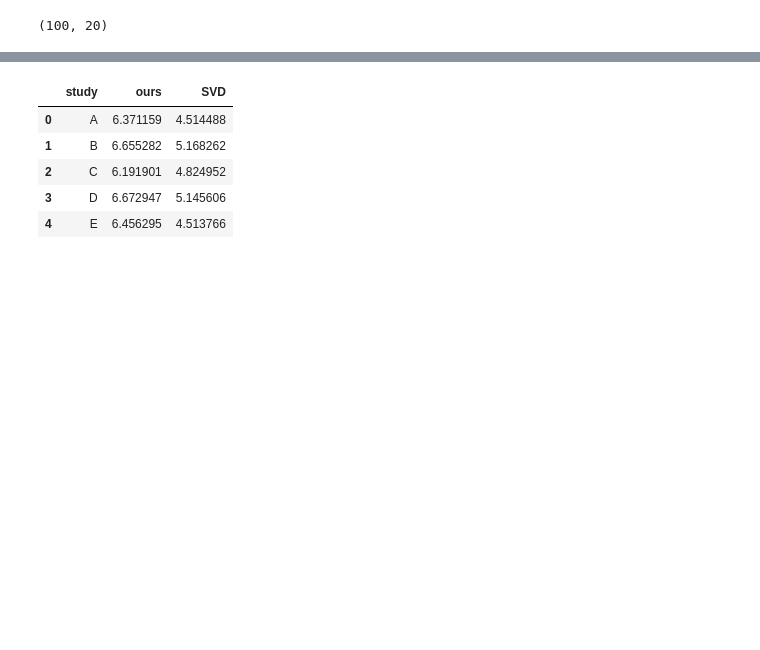
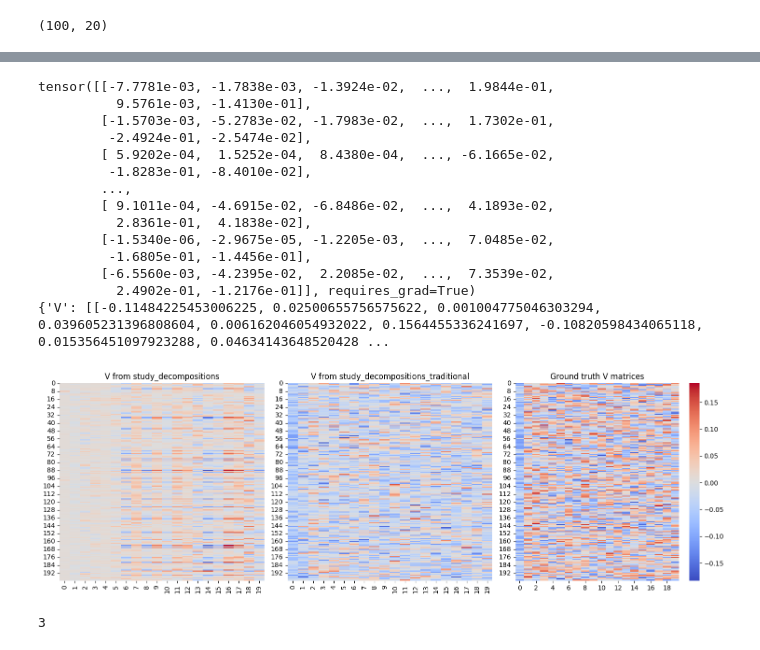
Before and after one commit to ysc12451/curatedMetagenomicDataAnalyses, a Jupyter notebook: notebook/visz.ipynb, the cells around one changed output, grey strips where cells are left out. Cells and saved outputs as stored; diff of their text form; code cells hidden in the pictures; blank space fills up the shorter version.

```diff
--- a/notebook/visz.ipynb
+++ b/notebook/visz.ipynb
@@ -109,10 +118,0 @@ Frobenius norm of the difference between U_study_traditional and U_groundTruth:
-# %%
-import pandas as pd
-pd.DataFrame(loss)
-# %% [output]
-|  | study | ours | SVD |
-| 0 | A | 6.371159 | 4.514488 |
-| 1 | B | 6.655282 | 5.168262 |
-| 2 | C | 6.191901 | 4.824952 |
-| 3 | D | 6.672947 | 5.145606 |
-| 4 | E | 6.456295 | 4.513766 |
@@ -118,0 +124,60 @@ pd.DataFrame(loss)
+# %%
+import matplotlib.pyplot as plt
+import seaborn as sns
+
+# Sample study
+
+def plot_study_V(optimized_V, study_decompositions_traditional, sim_study_ground_truth_V):
+    V_study = optimized_V.detach().numpy()
+    V_study_traditional = study_decompositions_traditional['A'][2] # any study will work
+    # U_difference = U_study - U_study_traditional
+    # print(optimized_V)
+    # print(sim_study_ground_truth_V)
+    if isinstance(sim_study_ground_truth_V, dict):
+        sim_study_ground_truth_V = sim_study_ground_truth_V['V']
+    V_groundTruth = np.array(sim_study_ground_truth_V)
+
+    fig, axes = plt.subplots(1, 3, figsize=(15, 5))
+
+    # Heatmap of U from study_decompositions
+    sns.heatmap(V_study, ax=axes[0], cmap='coolwarm', cbar=False)
+    axes[0].set_title('V from study_decompositions')
+
+    # Heatmap of U from study_decompositions_traditional
+    sns.heatmap(V_study_traditional, ax=axes[1], cmap='coolwarm', cbar=False)
+    axes[1].set_title('V from study_decompositions_traditional')
+
+    # Ground truth U
+    sns.heatmap(V_groundTruth, ax=axes[2], cmap='coolwarm')
+    axes[2].set_title('Ground truth V matrices')
+
+    # Heatmap of the difference
+    # sns.heatmap(U_difference, ax=axes[2], cmap='coolwarm')
+    # axes[2].set_title('Difference between U matrices')
+
+
+
+    plt.tight_layout(pad=1.0)
+    plt.show()
+# %%
+plot_study_V(optimized_V, study_decompositions_traditional, sim_study_ground_truth_V)
+# %% [output]
+tensor([[-7.7781e-03, -1.7838e-03, -1.3924e-02,  ...,  1.9844e-01,
+          9.5761e-03, -1.4130e-01],
+        [-1.5703e-03, -5.2783e-02, -1.7983e-02,  ...,  1.7302e-01,
+         -2.4924e-01, -2.5474e-02],
+        [ 5.9202e-04,  1.5252e-04,  8.4380e-04,  ..., -6.1665e-02,
+         -1.8283e-01, -8.4010e-02],
+        ...,
+        [ 9.1011e-04, -4.6915e-02, -6.8486e-02,  ...,  4.1893e-02,
+          2.8361e-01,  4.1838e-02],
+        [-1.5340e-06, -2.9675e-05, -1.2205e-03,  ...,  7.0485e-02,
+         -1.6805e-01, -1.4456e-01],
+        [-6.5560e-03, -4.2395e-02,  2.2085e-02,  ...,  7.3539e-02,
+          2.4902e-01, -1.2176e-01]], requires_grad=True)
+{'V': [[-0.11484225453006225, 0.02500655756575622, 0.001004775046303294, 0.039605231396808604, 0.006162046054932022, 0.1564455336241697, -0.10820598434065118, 0.015356451097923288, 0.04634143648520428 ...
+[figure, added]
+# %%
+len(study_decompositions_traditional['A'])
+# %% [output]
+3
```
Also changed, not shown: parts of 7 cells of this notebook, 2 other files.
